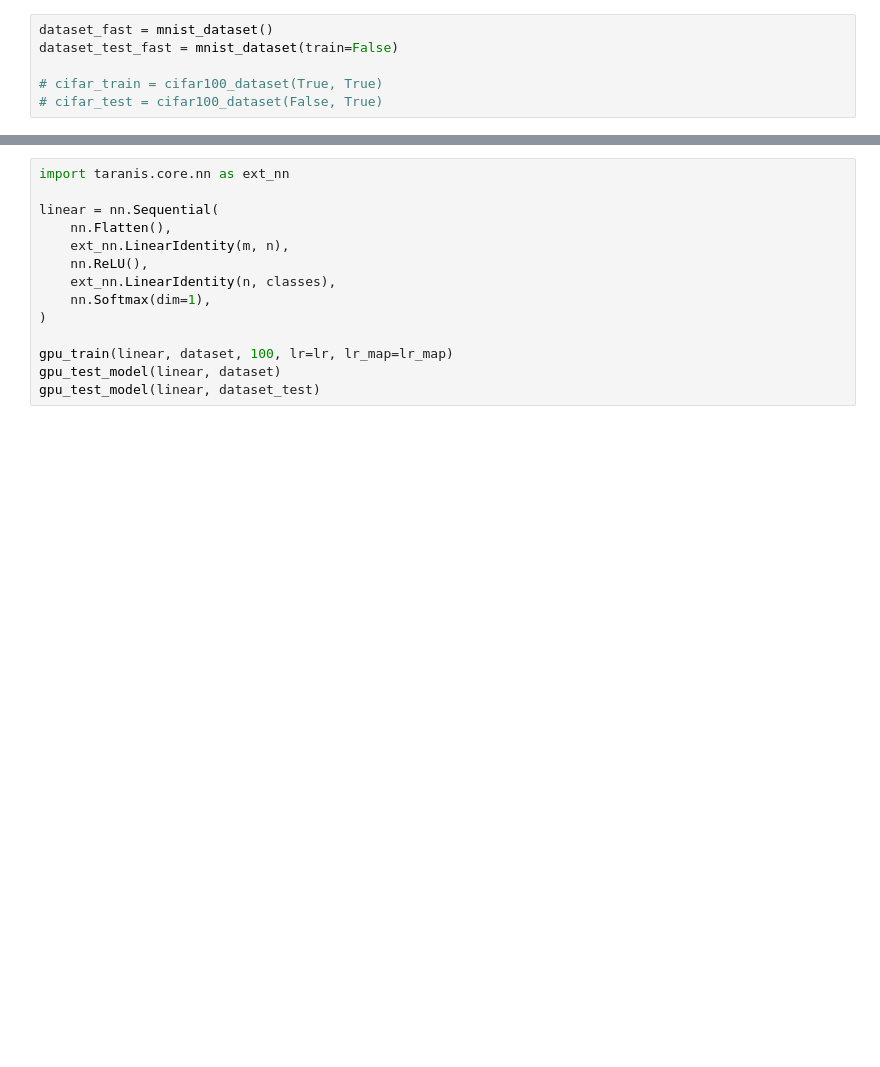
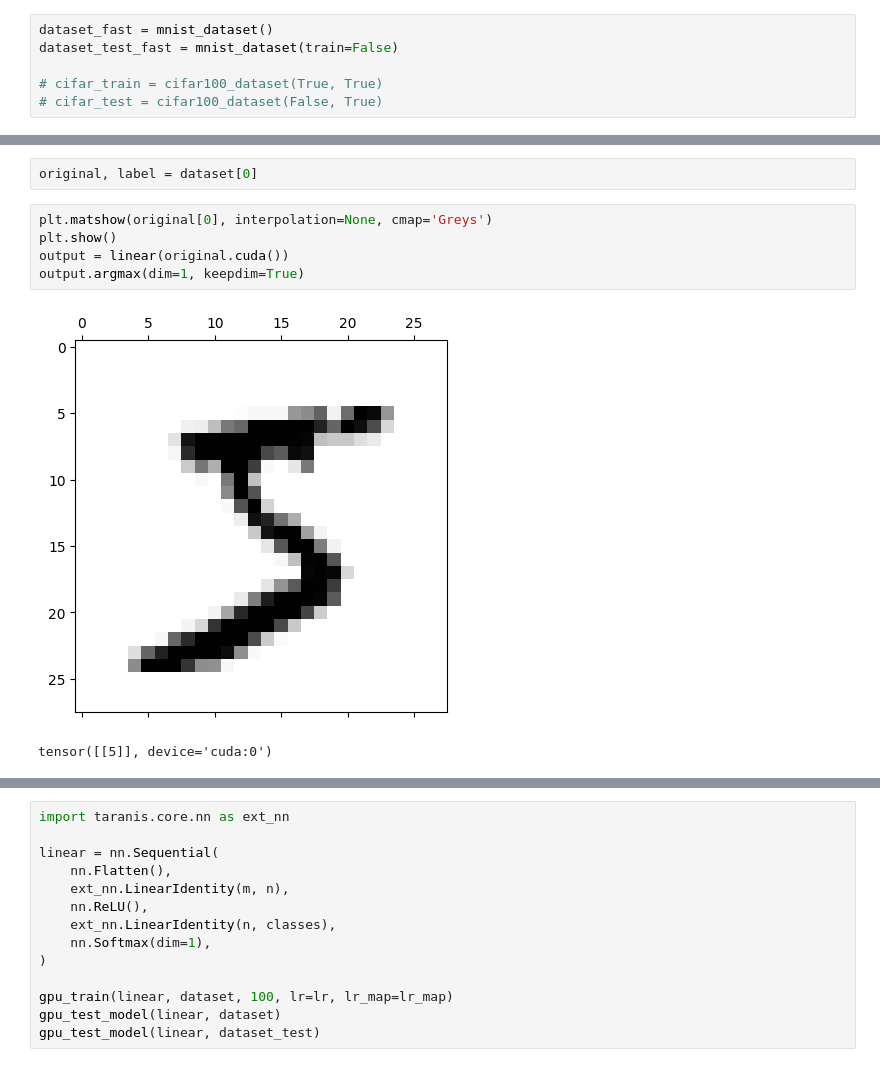
Before and after one commit to kiwi-lang/taranis, a Jupyter notebook: examples/Experiments.ipynb, the cells around one changed output, grey strips where cells are left out. Saved outputs shown, nothing was run; the diff lists cells and outputs as text; blank space fills up the shorter version.

```diff
--- a/examples/Experiments.ipynb
+++ b/examples/Experiments.ipynb
@@ -174,0 +254,10 @@ loss.backward()
+# %%
+original, label = dataset[0]
+# %%
+plt.matshow(original[0], interpolation=None, cmap='Greys')
+plt.show()
+output = linear(original.cuda())
+output.argmax(dim=1, keepdim=True)
+# %% [output]
+[figure, added]
+tensor([[5]], device='cuda:0')
```
Also changed, not shown: parts of 17 cells of this notebook, 3 other files.
